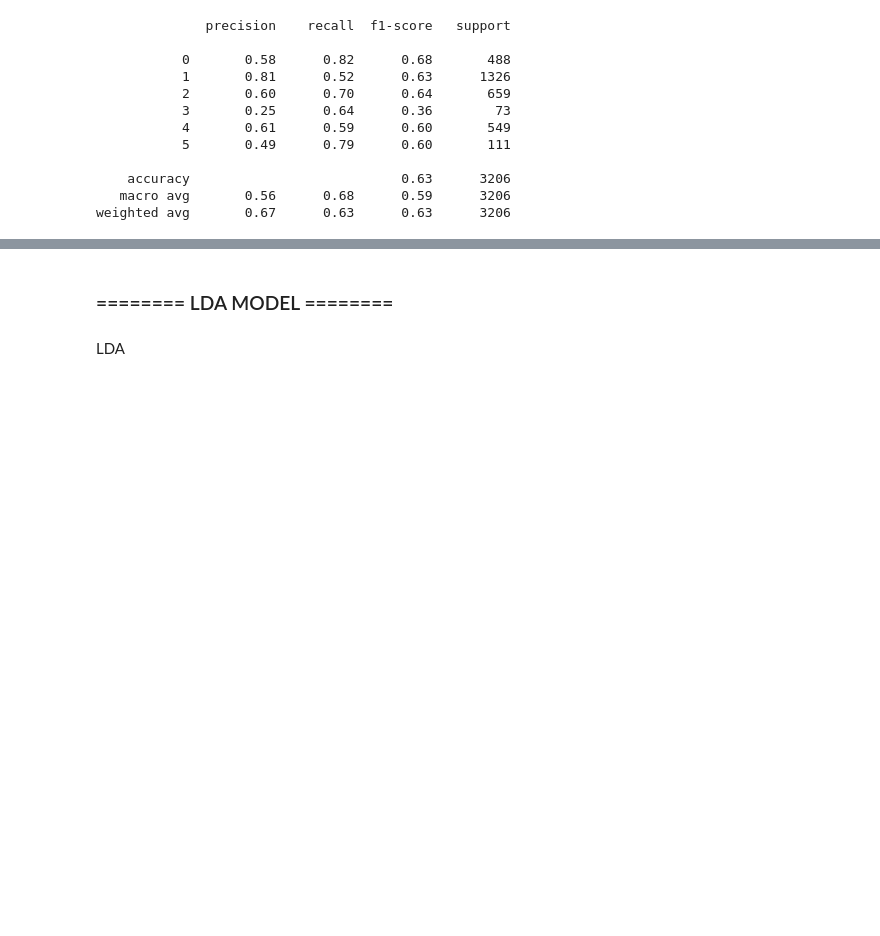
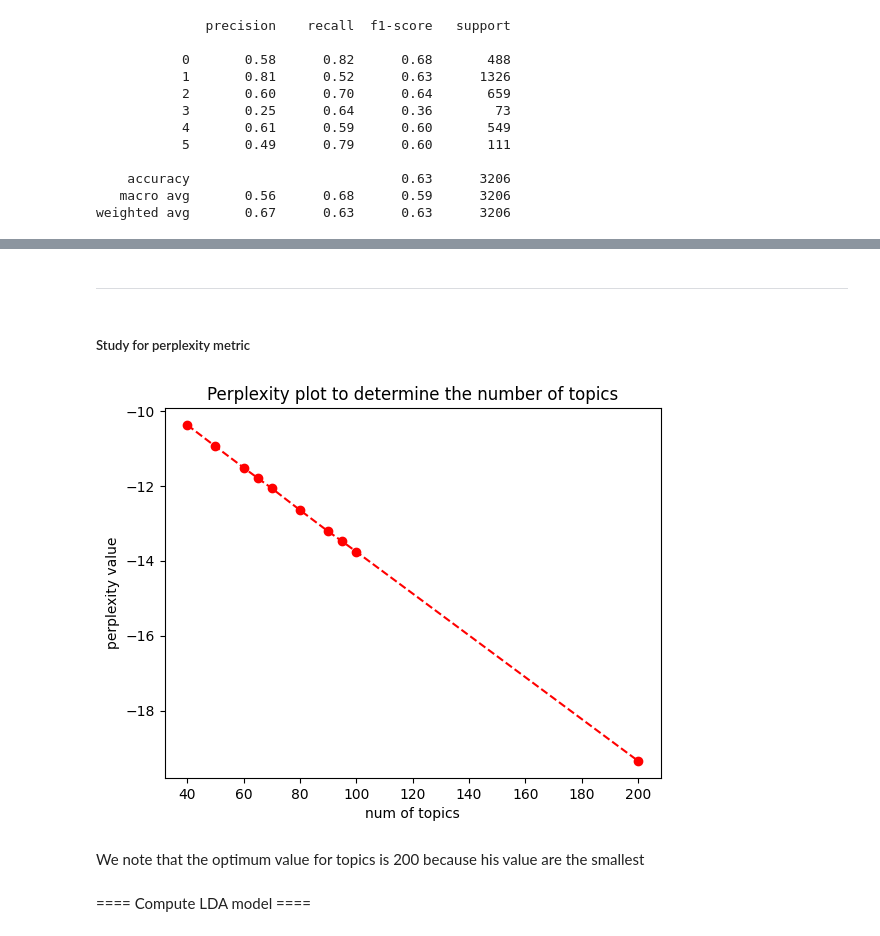
Before and after one commit to OscarLlorente/euro_sci, a Jupyter notebook: src/exploratory.ipynb, the cells around one changed output, grey strips where cells are left out. Drawn from its saved outputs; the diff is of its cells as text; code cells hidden in the pictures; blank space fills up the shorter version.

```diff
--- a/src/exploratory.ipynb
+++ b/src/exploratory.ipynb
@@ -125,5 +134,31 @@ weighted avg       0.67      0.63      0.63      3206
+# %% [markdown]
+------
+# %%
+# Function to determine the optimal number of topics in the LDA model --> We calculate it using the perplexity metric.
+def ntopics_optim(num_topics,reviews_bow,n_tokens):
+    ldag = LdaModel(corpus=reviews_bow, id2word=D, num_topics=num_topics)
+    return ldag.log_perplexity(reviews_bow)
+# %%
+def plot_perplexity(nt,perplexity):
+    plt.plot(nt, perplexity, marker='o', linestyle='--', color='r', label='Perplexity')
+    plt.title("Perplexity plot to determine the number of topics")
+    plt.ylabel('perplexity value')
+    plt.xlabel('num of topics')
+    plt.show()
+# %% [markdown]
+##### Study for perplexity metric
+# %%
+nt = [40,50,60,65,70,80,90,95,100,200]
+perplexity = []
+for i in range(len(nt)):
+    p = ntopics_optim(nt[i],reviews_bow,n_tokens)
+    perplexity.append(p)
+# %%
+plot_perplexity(nt,perplexity)
+# %% [output]
+[figure, added]
+# %% [markdown]
+We note that the optimum value for topics is 200 because his value are the smallest
 # %% [markdown]
-### ======== LDA MODEL ========
+==== Compute LDA model ====
-# %% [markdown]
-LDA
 # %%
```
Also changed, not shown: parts of 11 cells of this notebook, 2 other files.
